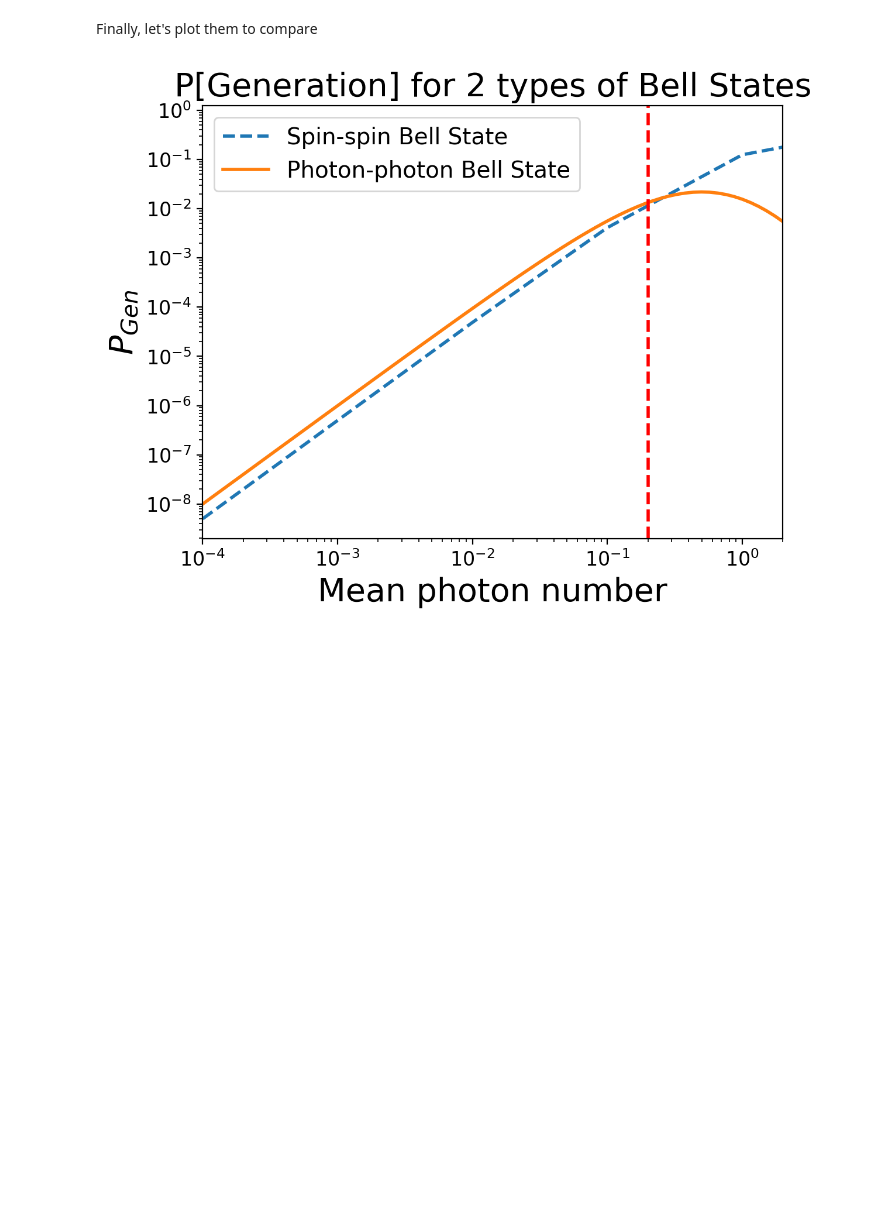
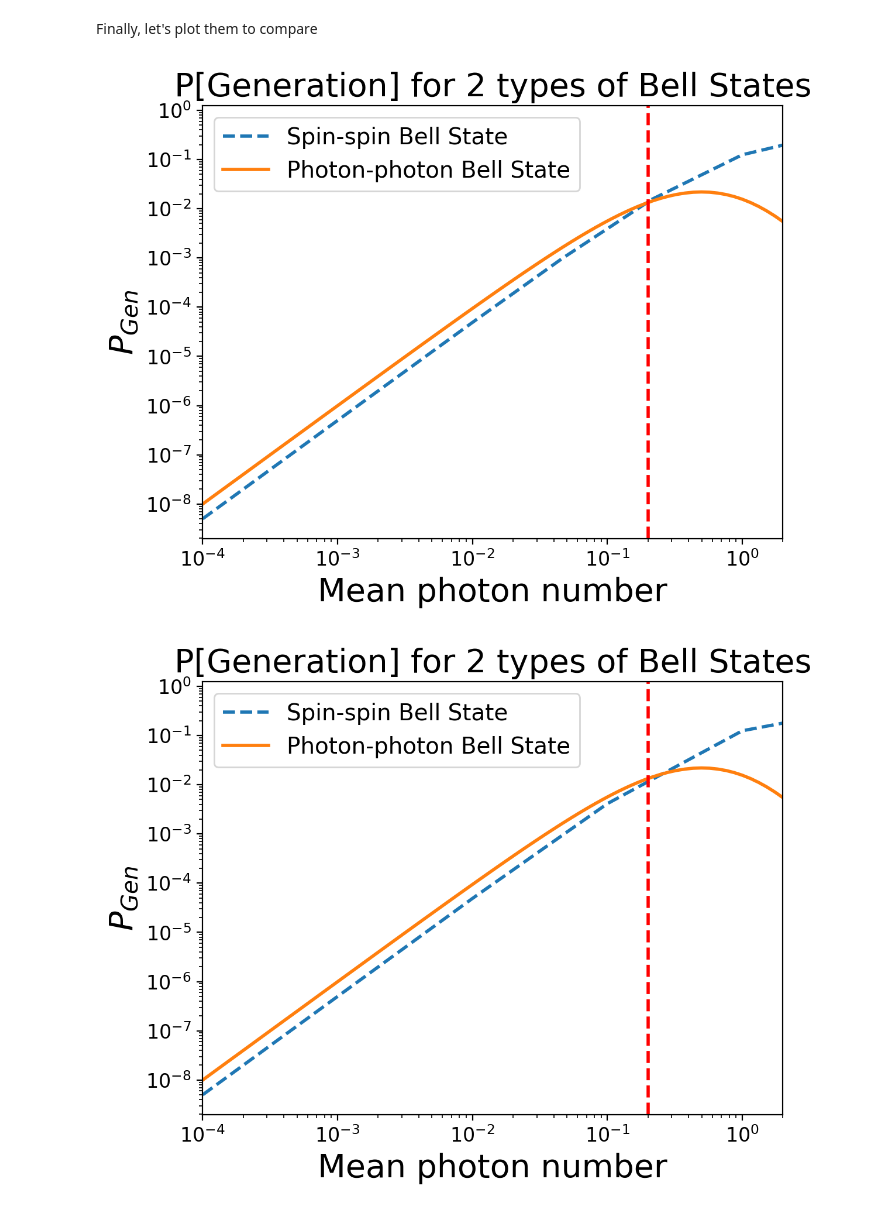
Before and after one commit to jgr-rgb/genqo, a Jupyter notebook: pypi/src/genqo/hybrid_model_tutorial.ipynb, the cells around one changed output. Saved outputs shown, nothing was run; the diff lists cells and outputs as text; code cells hidden in the pictures; blank space fills up the shorter version.

```diff
--- a/pypi/src/genqo/hybrid_model_tutorial.ipynb
+++ b/pypi/src/genqo/hybrid_model_tutorial.ipynb
@@ -541,12 +541,47 @@ def compute_pgen(muval, etaval):
         dmtest = dmat_calc_1.results["probability_success"]
         return dmtest
 
-muv_ext = np.logspace(-4, 2, 100)
+muv_ext_2 = np.logspace(-4, 2, 100)
 pp_pgen = []
-for i in muv_ext:
+for i in muv_ext_2:
     pp_pgen.append(compute_pgen(i, 1))
+# %%
+## For example, with no loss or dark clicks
+mem_example = ZALM()
+mem_example.params["bsm_efficiency"] = 1 # 0 dB of loss in the BSM
+mem_example.params["outcoupling_efficiency"] = 1 # 0 dB of loss in the transmission
+mem_example.params["detection_efficiency"] = 1 # So that each mode has equal loss
+
+ps = []
+for i in tqdm(muv_ext):
+    mem_example.params["mean_photon"] = i
+    mem_example.run()
+    mem_example.calculate_density_operator(np.array([1,0,1,1,0,0,1,0]))
+    ps.append(np.trace(mem_example.results["output_state"]))
 # %% [markdown]
 Finally, let's plot them to compare
+# %%
+import matplotlib.pyplot as plt
+plt.figure(dpi = 200)
+plt.plot(muv_ext, np.array(ps), label="Spin-spin Bell State", linestyle="--", linewidth=2)
+plt.plot(muv_ext_2, np.array(pp_pgen), label="Photon-photon Bell State", linewidth=2)
+
+
+# Add a vertical line at x = 5
+plt.axvline(x=0.2, color='red', linestyle='--', linewidth=2)
+plt.xticks(fontsize=12)
+plt.yticks(fontsize=12)
+plt.legend(fontsize=14)
+plt.xlim(10**(-4), 2)
+plt.xlabel("Mean photon number", fontsize=20)
+plt.ylabel(r"$P_{Gen}$", fontsize=20)
+plt.title("P[Generation] for 2 types of Bell States", fontsize=20)
+plt.yscale("log")
+plt.xscale("log")
+
+plt.show()
+# %% [output]
+[figure, added]
 # %%
 import matplotlib.pyplot as plt
 plt.figure(dpi = 200)
```
Also changed, not shown: parts of 1 cell of this notebook.
